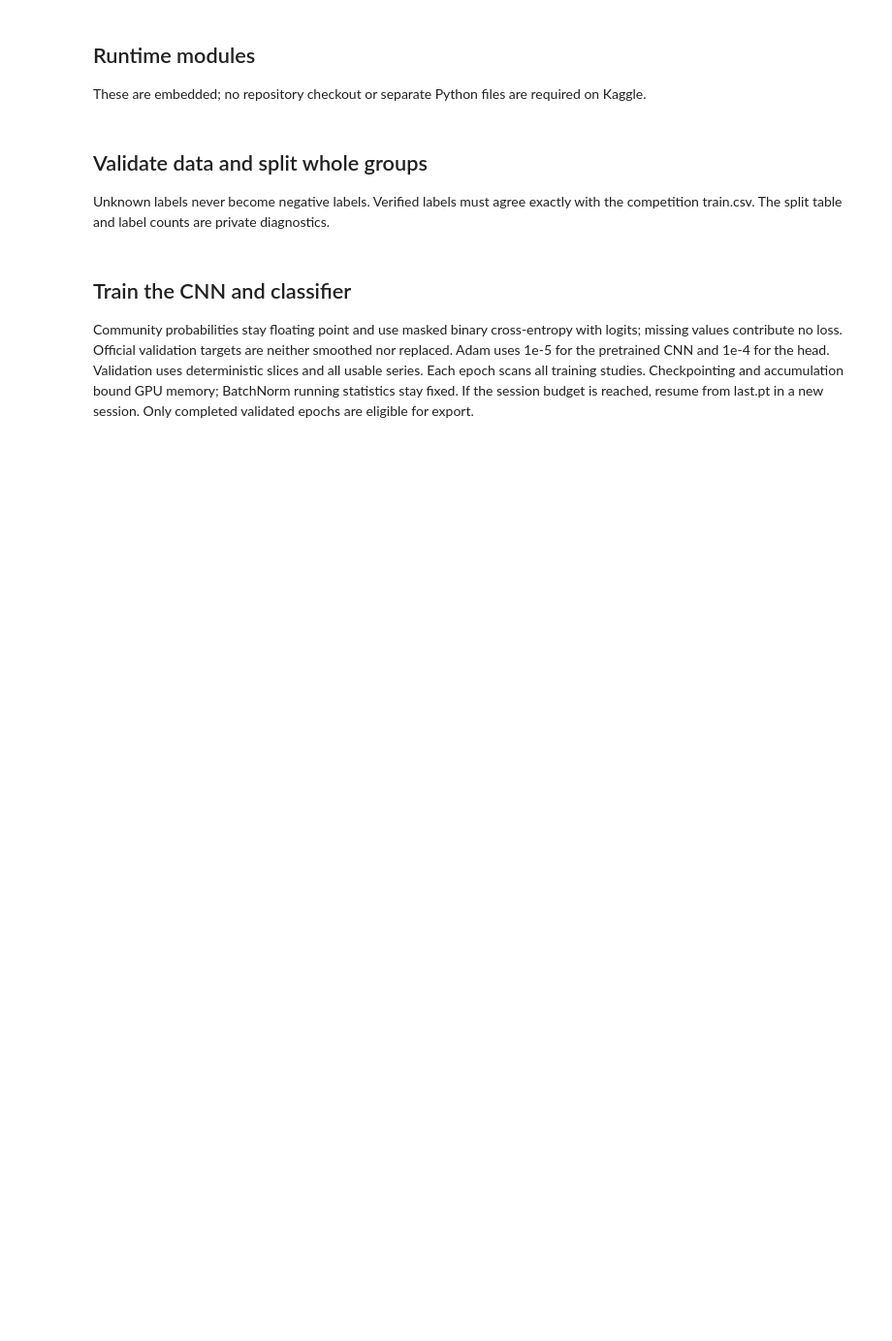
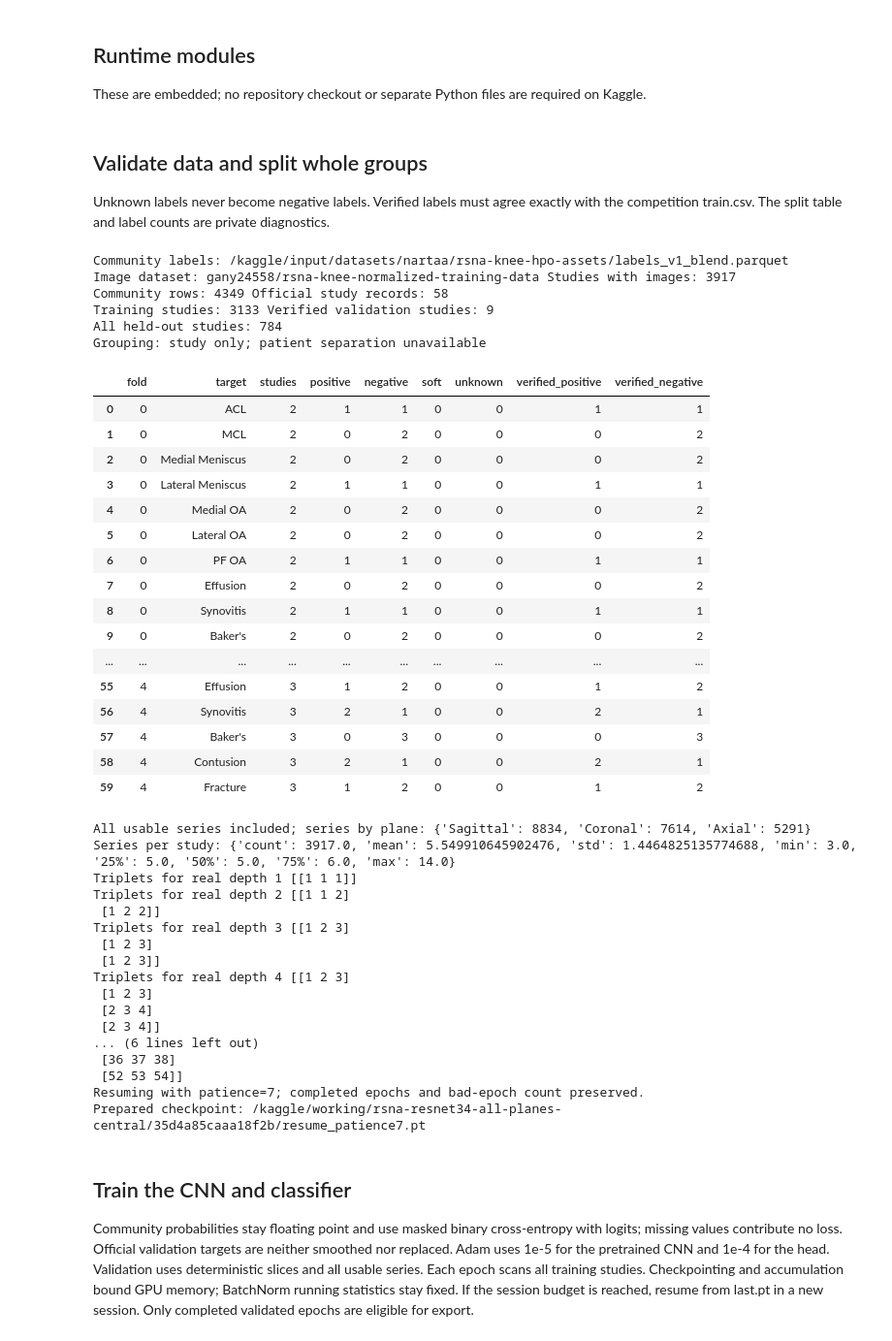
Before and after one commit to gany-c/rsna-knee-abnormality-detection, a Jupyter notebook: training/resnet34/train-knee-resnet34-all-planes-central.ipynb, the cells around one changed output. Shown at 97% size. Drawn from its saved outputs; the diff is of its cells as text; code cells hidden in the pictures; blank space fills up the shorter version.

Commit message:
Record all-planes training continuation and final results

```diff
--- a/training/resnet34/train-knee-resnet34-all-planes-central.ipynb
+++ b/training/resnet34/train-knee-resnet34-all-planes-central.ipynb
@@ -30,16 +30,17 @@ PRETRAINED_PATH = None
 # Resume last.pt, not best/model.pt, to preserve optimizer and early-stop state.
 # Set an explicit path here if more than one matching checkpoint exists.
 RESUME_CHECKPOINT = (
-    "/kaggle/input/notebooks/gany24558/"
-    "train-knee-resnet34-all-planes-central/"
-    "rsna-resnet34-all-planes-central/aab653ad89a6c96e/last.pt"
+    "/kaggle/input/datasets/gany24558/"
+    "all-planes-central-v4-training-output/"
+    "rsna-resnet34-all-planes-central/"
+    "dc6e3194aac7a4fb/last.pt"
 )
 
 if RESUME_CHECKPOINT is None:
     candidates = sorted(
         p for p in Path('/kaggle/input').rglob('last.pt')
         if 'rsna-resnet34-all-planes-central' in p.parts
-        and 'aab653ad89a6c96e' in p.parts
+        and 'dc6e3194aac7a4fb' in p.parts
     )
 
     if len(candidates) != 1:
@@ -80,7 +81,7 @@ CFG = dict(
     backbone_lr=1e-5,
     head_lr=1e-4,
     epochs=35,
-    patience=5,
+    patience=7,
     max_hours=7.5,
 )
 
@@ -121,8 +162,8 @@ from pathlib import Path
 if REQUIRE_GPU and not torch.cuda.is_available():
     raise RuntimeError('Enable a GPU')
 
-if CFG['patience'] != 5:
-    raise ValueError('This experiment requires patience=5')
+if CFG['patience'] != 7:
+    raise ValueError('This experiment requires patience=7')
 
 if min(
     CFG[k]
@@ -323,7 +364,7 @@ for n in (1, 2, 3, 4, 30, 64):
     )
 
 # Validate a trusted resume checkpoint.
-# Permit only the audited runtime patience fix and (if needed) configuration 3 -> 5.
+# Permit only configuration patience 5 -> 7; runtime and data must match.
 if RESUME_CHECKPOINT is not None:
     checkpoint_path = Path(RESUME_CHECKPOINT)
 
@@ -334,50 +375,87 @@ if RESUME_CHECKPOINT is not None:
     )
 
     if saved.get('identity') != IDENTITY:
-        # This hash identifies the exact embedded source before the two-line fix.
-        audited_previous_source_hash = '488a5d99d3c7d0d8a432c1aa72de074317a37275ccc1a7798479f84b96471d4f'
-        permitted_identities = []
-        for previous_patience in (3, 5):
-            previous = deepcopy(IDENTITY)
-            previous['source_hash'] = audited_previous_source_hash
-            previous['configuration']['patience'] = previous_patience
-            permitted_identities.append(previous)
+        # Permit only patience 5 -> 7 with identical runtime and data.
+        previous = deepcopy(IDENTITY)
+        previous['configuration']['patience'] = 5
+        permitted_identities = [previous]
         if saved.get('identity') not in permitted_identities:
             raise ValueError(
-                'Checkpoint differs beyond the audited patience fix. '
+                'Checkpoint differs beyond the permitted patience change from 5 to 7. '
                 'Data, labels, split, initialization and other settings must match.'
             )
 
         # Preserve all training state, including optimizer, scheduler,
         # RNG state, completed epochs, and early-stopping counters.
         saved['identity'] = deepcopy(IDENTITY)
 
         # Write a separate checkpoint; preserve the original input.
-        migrated_path = WORK / 'resume_patience5.pt'
+        migrated_path = WORK / 'resume_patience7.pt'
 
         if checkpoint_path.resolve() == migrated_path.resolve():
             raise ValueError(
                 'Migration must not overwrite the input checkpoint'
             )
 
-        temporary_path = WORK / 'resume_patience5.pt.tmp'
+        temporary_path = WORK / 'resume_patience7.pt.tmp'
         torch.save(saved, temporary_path)
         temporary_path.replace(migrated_path)
 
         RESUME_CHECKPOINT = migrated_path
 
-        print('Resuming with corrected patience=5; completed epochs and bad-epoch count preserved.')
+        print('Resuming with patience=7; completed epochs and bad-epoch count preserved.')
         print('Prepared checkpoint:', RESUME_CHECKPOINT)
     else:
         print('Resume checkpoint identity matches:', checkpoint_path)
 
     del saved
 
 MODEL = cnn.ResNetKnee(
     pretrained=RESUME_CHECKPOINT is None,
     weights_path=PRETRAINED_PATH,
     dropout=CFG['dropout'],
 ).to(DEVICE)
+# %% [output]
+Community labels: /kaggle/input/datasets/nartaa/rsna-knee-hpo-assets/labels_v1_blend.parquet
+Image dataset: gany24558/rsna-knee-normalized-training-data Studies with images: 3917
+Community rows: 4349 Official study records: 58
+Training studies: 3133 Verified validation studies: 9
+All held-out studies: 784
+Grouping: study only; patient separation unavailable
+|  | fold | target | studies | positive | negative | soft | unknown | verified_positive | verified_negative |
+| 0 | 0 | ACL | 2 | 1 | 1 | 0 | 0 | 1 | 1 |
+| 1 | 0 | MCL | 2 | 0 | 2 | 0 | 0 | 0 | 2 |
+| 2 | 0 | Medial Meniscus | 2 | 0 | 2 | 0 | 0 | 0 | 2 |
+| 3 | 0 | Lateral Meniscus | 2 | 1 | 1 | 0 | 0 | 1 | 1 |
+| 4 | 0 | Medial OA | 2 | 0 | 2 | 0 | 0 | 0 | 2 |
+| 5 | 0 | Lateral OA | 2 | 0 | 2 | 0 | 0 | 0 | 2 |
+| 6 | 0 | PF OA | 2 | 1 | 1 | 0 | 0 | 1 | 1 |
+| 7 | 0 | Effusion | 2 | 0 | 2 | 0 | 0 | 0 | 2 |
+| 8 | 0 | Synovitis | 2 | 1 | 1 | 0 | 0 | 1 | 1 |
+| 9 | 0 | Baker's | 2 | 0 | 2 | 0 | 0 | 0 | 2 |
+| ... | ... | ... | ... | ... | ... | ... | ... | ... | ... |
+| 55 | 4 | Effusion | 3 | 1 | 2 | 0 | 0 | 1 | 2 |
+| 56 | 4 | Synovitis | 3 | 2 | 1 | 0 | 0 | 2 | 1 |
+| 57 | 4 | Baker's | 3 | 0 | 3 | 0 | 0 | 0 | 3 |
+| 58 | 4 | Contusion | 3 | 2 | 1 | 0 | 0 | 2 | 1 |
+| 59 | 4 | Fracture | 3 | 1 | 2 | 0 | 0 | 1 | 2 |
+All usable series included; series by plane: {'Sagittal': 8834, 'Coronal': 7614, 'Axial': 5291}
+Series per study: {'count': 3917.0, 'mean': 5.549910645902476, 'std': 1.4464825135774688, 'min': 3.0, '25%': 5.0, '50%': 5.0, '75%': 6.0, 'max': 14.0}
+Triplets for real depth 1 [[1 1 1]]
+Triplets for real depth 2 [[1 1 2]
+ [1 2 2]]
+Triplets for real depth 3 [[1 2 3]
+ [1 2 3]
+ [1 2 3]]
+Triplets for real depth 4 [[1 2 3]
+ [1 2 3]
+ [2 3 4]
+ [2 3 4]]
+... (6 lines left out)
+ [36 37 38]
+ [52 53 54]]
+Resuming with patience=7; completed epochs and bad-epoch count preserved.
+Prepared checkpoint: /kaggle/working/rsna-resnet34-all-planes-central/35d4a85caaa18f2b/resume_patience7.pt
 # %% [markdown]
 ## Train the CNN and classifier
 Community probabilities stay floating point and use masked binary cross-entropy with logits; missing values contribute no loss. Official validation targets are neither smoothed nor replaced. Adam uses 1e-5 for the pretrained CNN and 1e-4 for the head. Validation uses deterministic slices and all usable series. Each epoch scans all training studies. Checkpointing and accumulation bound GPU memory; BatchNorm running statistics stay fixed. If the session budget is reached, resume from last.pt in a new session. Only completed validated epochs are eligible for export.
```
Also changed, not shown: parts of 5 cells of this notebook, 1 other file.
